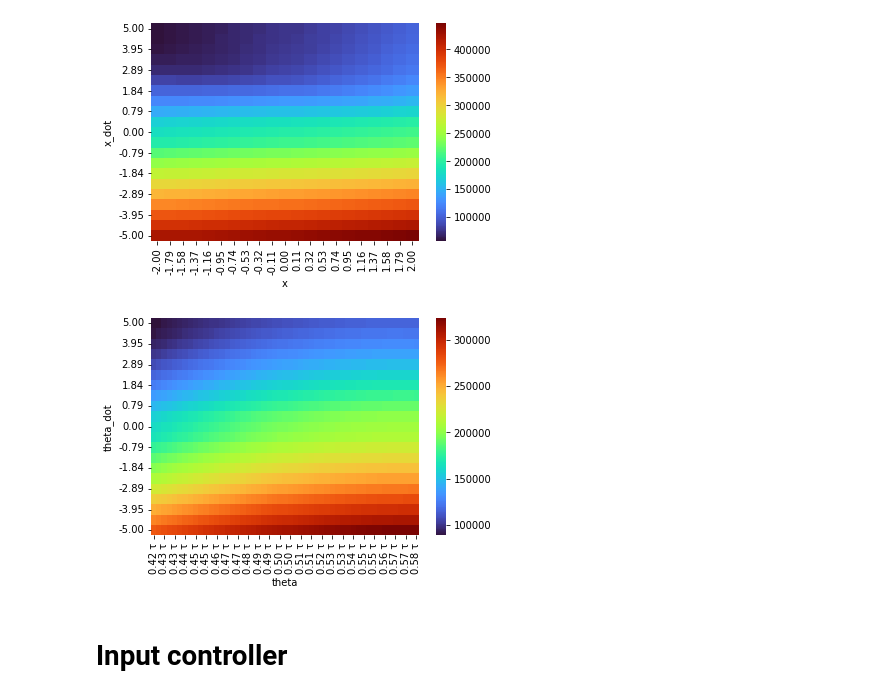
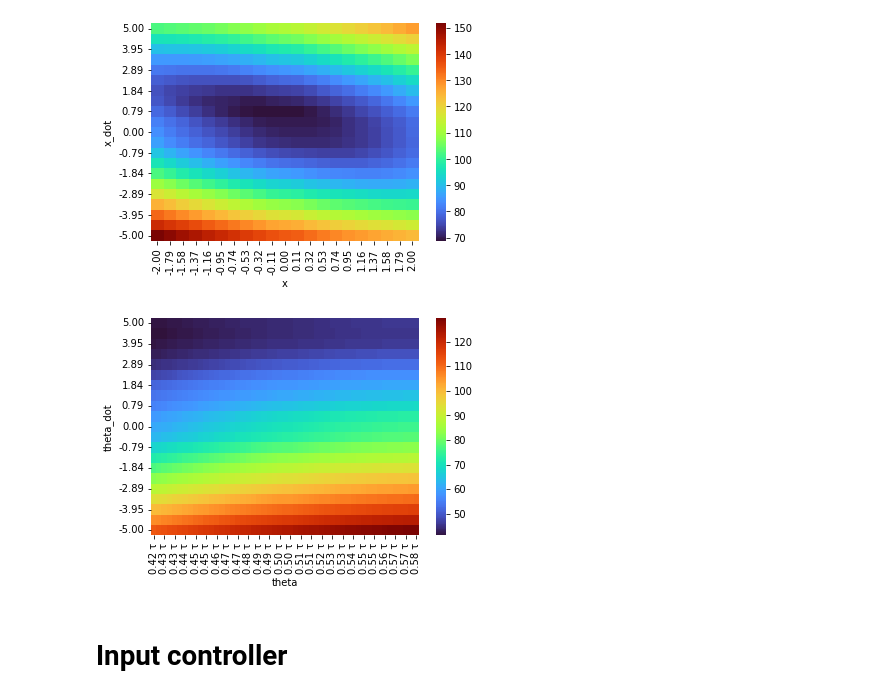
Before and after one commit to FarmDragon/AppleCart, a Jupyter notebook: value-iteration/project.ipynb, the cells around one changed output. Saved outputs shown, nothing was run; the diff lists cells and outputs as text; code cells hidden in the pictures.

Commit message:
Add traditional value iteration for cartpole

```diff
--- a/value-iteration/project.ipynb
+++ b/value-iteration/project.ipynb
@@ -40,12 +164,7 @@ def train_cart_pole(
     assert target_state != None
 
     # Create the plant
-    builder = DiagramBuilder()
-    plant, _ = AddMultibodyPlantSceneGraph(builder, time_step=0.0)
-    Parser(plant).AddModelFromFile("cartpole.urdf")
-    plant.Finalize()
-    plant_context = plant.CreateDefaultContext()
-    builder.Build()
+    plant, context, _ = create_cartpole()
 
     # Create a state space grid, ensuring that the target state is included
     states = {
@@ -83,7 +202,7 @@ def train_cart_pole(
     # train the neural network
     mlp_context, loss_over_time = ContinuousFittedValueIteration(
         plant,
-        plant_context,
+        context,
         mlp,
         partial(compute_state_cost, Q, target_state),
         compute_u_star,
@@ -99,31 +218,26 @@ def train_cart_pole(
         target_state=target_state,
     )
 
-    J = mlp.BatchOutput(mlp_context, state_grid)[0].reshape(
-        num_samples["x"],
-        num_samples["theta"],
-        num_samples["x_dot"],
-        num_samples["theta_dot"],
-    )
+    J = mlp.BatchOutput(mlp_context, state_grid)[0]
 
     states = pd.DataFrame(
         {
-            "x": state_grid[0].ravel(),
-            "theta": state_grid[1].ravel(),
-            "x_dot": state_grid[2].ravel(),
-            "theta_dot": state_grid[3].ravel(),
-            "J": J.ravel(),
+            "x": state_grid[0],
+            "theta": state_grid[1],
+            "x_dot": state_grid[2],
+            "theta_dot": state_grid[3],
+            "J": J,
         }
     )
 
-    return mlp, mlp_context, loss_over_time, states, J
+    return mlp, mlp_context, loss_over_time, states
 
 
-mlp, mlp_context, loss_over_time, states, J = train_cart_pole(
-    epochs=3000,
+mlp, mlp_context, loss_over_time, states = train_cart_pole(
+    epochs=200,
     discount_factor=0.9999,
-    lr=1e-5,
-    steps_per_epoch=1000,
+    lr=1e-4,
+    steps_per_epoch=100,
     ranges={
         "x": (-2, 2),
         "theta": (np.pi - 0.5, np.pi + 0.5),
@@ -131,4 +245,6 @@ mlp, mlp_context, loss_over_time, states, J = train_cart_pole(
         "theta_dot": (-5, 5),
     },
 )
+
+plot_loss(loss_over_time)
 # %% [output]
@@ -135,20 +252,20 @@ mlp, mlp_context, loss_over_time, states, J = train_cart_pole(
 [interactive output not drawn]
 # %%
-plot_J(
+plot_cost_to_go(
     states[(states["theta"] == np.pi) & (states["theta_dot"] == 0)],
     {"name": "x", "is_angle": False},
     {"name": "x_dot", "is_angle": False},
 )
 # %% [output]
-[figure, old version]
+[figure, new version]
 # %%
-plot_J(
+plot_cost_to_go(
     states[(states["x"] == 0) & (states["x_dot"] == 0)],
     {"name": "theta", "is_angle": True},
     {"name": "theta_dot", "is_angle": False},
 )
 # %% [output]
-[figure, old version]
+[figure, new version]
 # %% [markdown]
 # Input controller
 # %%
```
Also changed, not shown: parts of 9 cells of this notebook, 2 other files.
